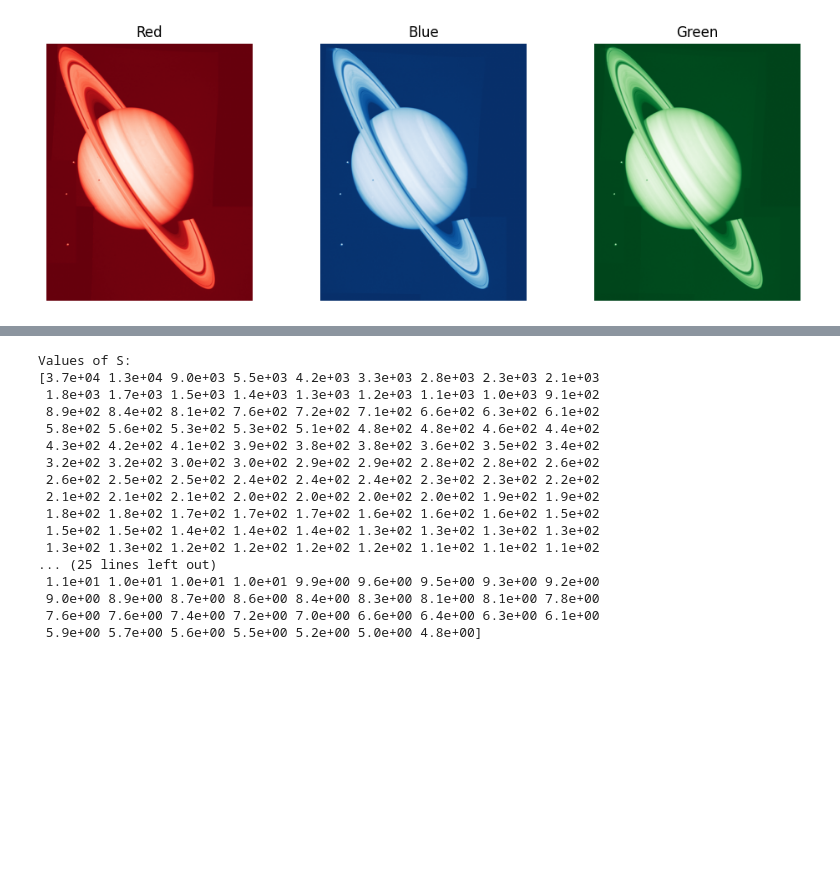
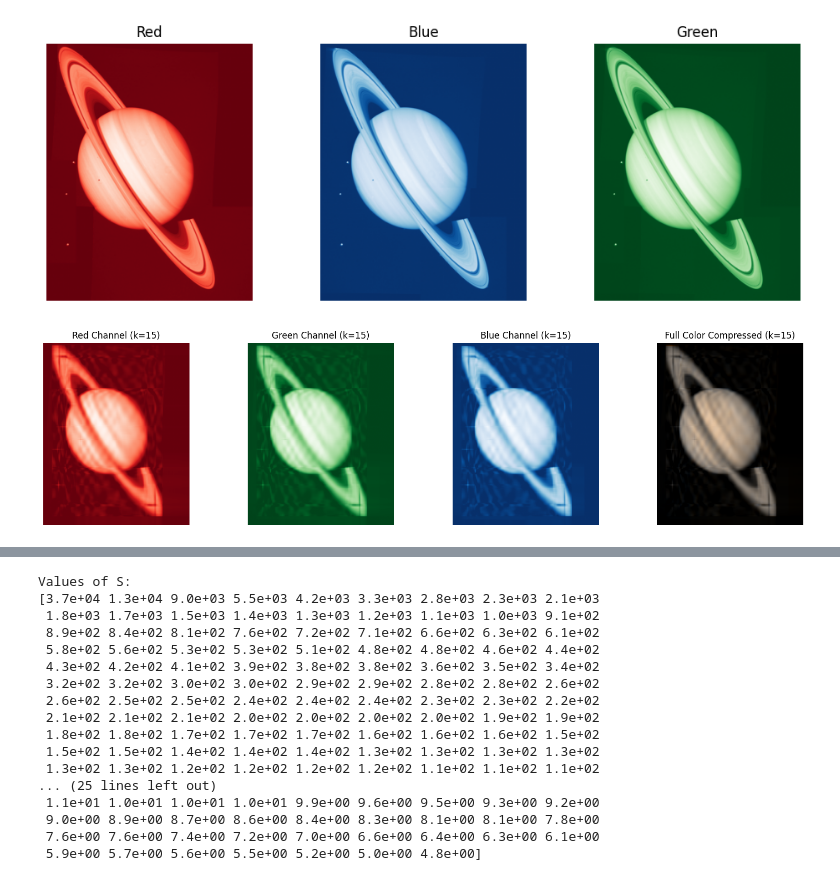
Before and after one commit to kmhswimgirl/svd_compression, a Jupyter notebook: svd_doc.ipynb, the cells around one changed output, grey strips where cells are left out. Drawn from its saved outputs; the diff is of its cells as text; code cells hidden in the pictures; blank space fills up the shorter version.

```diff
--- a/svd_doc.ipynb
+++ b/svd_doc.ipynb
@@ -221,3 +217,63 @@ for i in range(len((colors))):
 plt.show()
 # %% [output]
 [figure]
+# %%
+%%time
+def svd_color(image, sv):
+    B, G, R = cv2.split(image)
+
+    U_b, S_b, Vt_b = np.linalg.svd(B, full_matrices=False)
+    U_g, S_g, Vt_g = np.linalg.svd(G, full_matrices=False)
+    U_r, S_r, Vt_r = np.linalg.svd(R, full_matrices=False)
+
+    R_comp = np.matrix(U_r[:, :sv]) * np.diag(S_r[:sv]) * np.matrix(Vt_r[:sv, :])
+    G_comp = np.matrix(U_g[:, :sv]) * np.diag(S_g[:sv]) * np.matrix(Vt_g[:sv, :])
+    B_comp = np.matrix(U_b[:, :sv]) * np.diag(S_b[:sv]) * np.matrix(Vt_b[:sv, :])
+
+    comp_full = cv2.merge([np.clip(R_comp, 1, 255), np.clip(G_comp, 1, 255), np.clip(B_comp, 1, 255)])
+    comp_full = comp_full.astype(np.uint8)
+
+    colors = ['Red', 'Blue', 'Green', 'Full Color']
+    matrices = [R_comp, B_comp, G_comp, comp_full]
+
+
+    R_comp = np.clip(R_comp, 0, 255)
+    G_comp = np.clip(G_comp, 0, 255)
+    B_comp = np.clip(B_comp, 0, 255)
+
+    # full color color compressed image
+    comp_full = cv2.merge([B_comp, G_comp, R_comp])  # OpenCV uses BGR order
+    comp_full = comp_full.astype(np.uint8)
+
+    # show compressed channels + final image
+    plt.figure(figsize=(16, 4))
+
+    plt.subplot(1, 4, 1)
+    plt.title(f'Red Channel (k={sv})')
+    plt.imshow(R_comp, cmap='Reds_r')
+    plt.axis('off')
+
+    plt.subplot(1, 4, 2)
+    plt.title(f'Green Channel (k={sv})')
+    plt.imshow(G_comp, cmap='Greens_r')
+    plt.axis('off')
+
+    plt.subplot(1, 4, 3)
+    plt.title(f'Blue Channel (k={sv})')
+    plt.imshow(B_comp, cmap='Blues_r')
+    plt.axis('off')
+
+    plt.subplot(1, 4, 4)
+    plt.title(f'Full Color Compressed (k={sv})')
+    plt.imshow(cv2.cvtColor(comp_full, cv2.COLOR_BGR2RGB))  # Convert BGR to RGB for display
+    plt.axis('off')
+
+    plt.tight_layout()
+    plt.show()
+
+    return comp_full
+
+compressed_saturn = svd_color(saturn_img_data, 15)
+print('Framework 16: AMD Ryzen 7 7480HS')
+# %% [output]
+[figure, new version]
```
Also changed, not shown: parts of 3 cells of this notebook.
